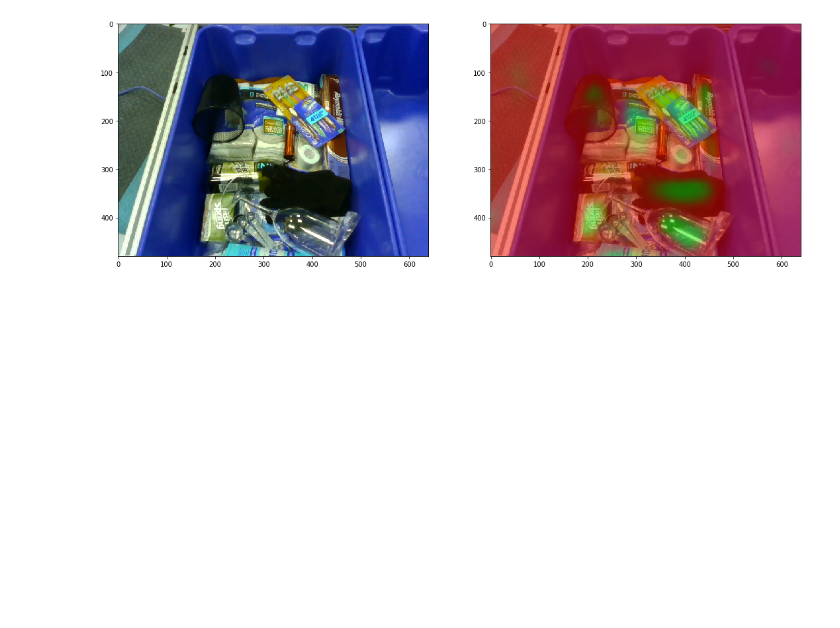
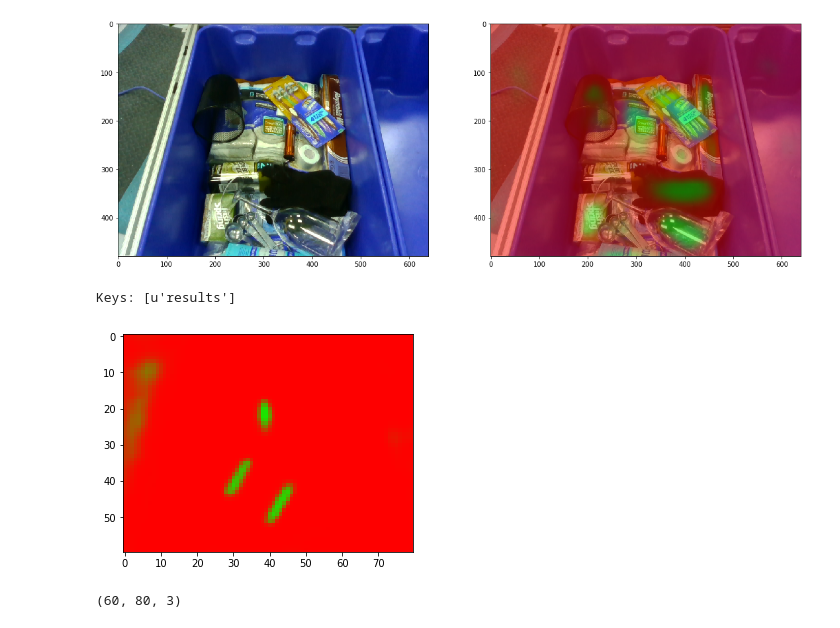
Before and after one commit to andyzeng/arc-robot-vision, a Jupyter notebook: analyse_results.ipynb, the cells around one changed output. Saved outputs shown, nothing was run; the diff lists cells and outputs as text; code cells hidden in the pictures; blank space fills up the shorter version.

```diff
--- a/analyse_results.ipynb
+++ b/analyse_results.ipynb
@@ -64,3 +65,33 @@ ax[1].imshow(bled_label_img)
 f.set_size_inches(18.5, 10.5)
 # %% [output]
 [figure]
+# %%
+res = 'suction-based-grasping/convnet/demo/results-new.h5'
+import h5py
+f = h5py.File(res, 'r')
+
+# List all groups
+print("Keys: %s" % f.keys())
+a_group_key = list(f.keys())[0]
+
+# Get the data
+data = list(f[a_group_key])
+# %% [output]
+Keys: [u'results']
+# %%
+import numpy as np
+a = np.array(f['results'])
+# %%
+import matplotlib.pyplot as plt
+img = a[0]
+# %%
+img = np.transpose(img, [1,2,0])
+# %%
+plt.imshow(img)
+plt.show()
+# %% [output]
+[figure, added]
+# %%
+img.shape
+# %% [output]
+(60, 80, 3)
```
Also changed, not shown: parts of 6 cells of this notebook.
